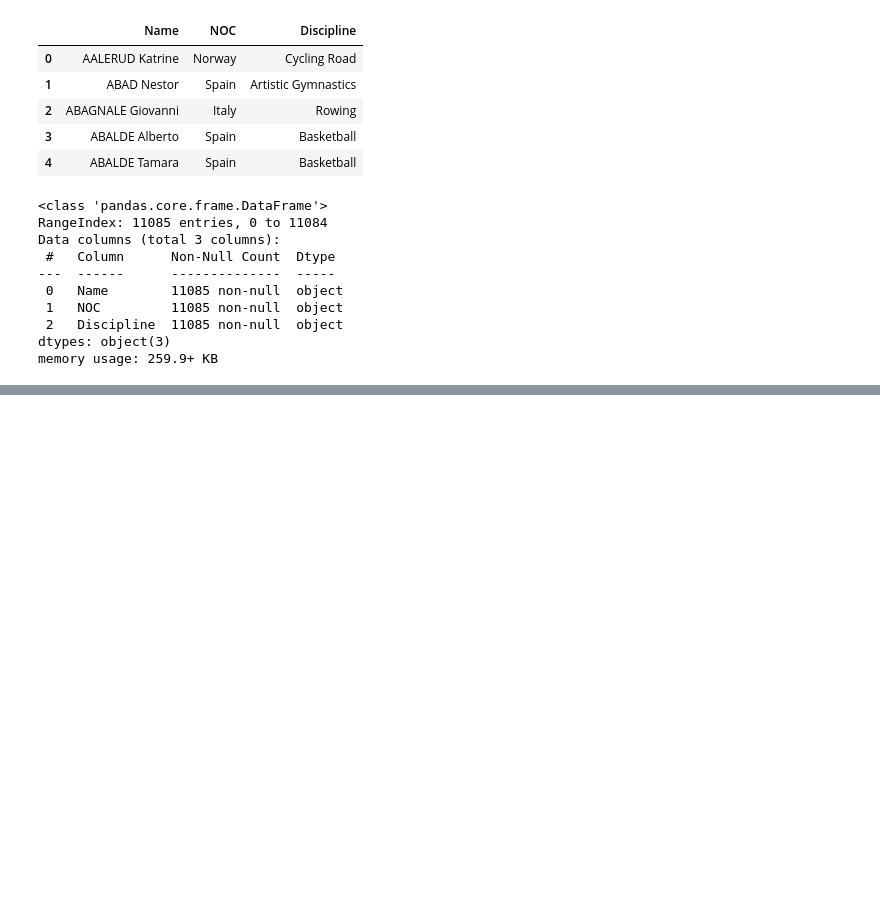
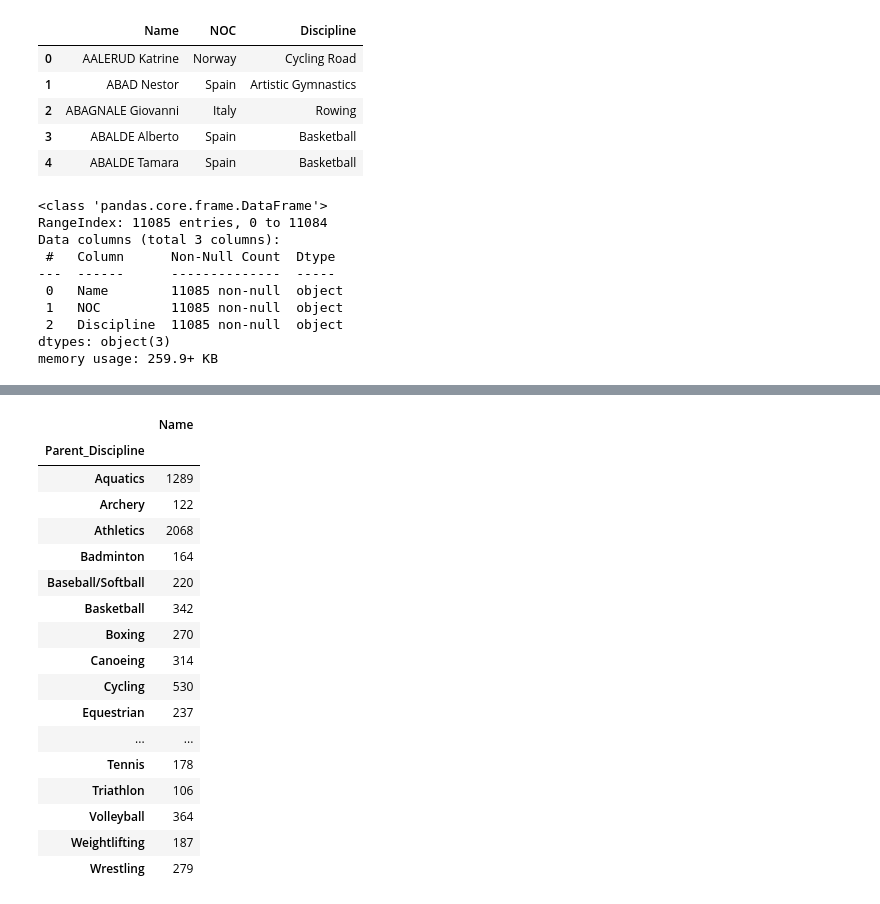
Before and after one commit to jennifer-biener/kaggle_datasets, a Jupyter notebook: 2021 Olympics in Tokyo/athletes.ipynb, the cells around one changed output, grey strips where cells are left out. Drawn from its saved outputs; the diff is of its cells as text; code cells hidden in the pictures; blank space fills up the shorter version.

```diff
--- a/2021 Olympics in Tokyo/athletes.ipynb
+++ b/2021 Olympics in Tokyo/athletes.ipynb
@@ -174,0 +195,22 @@ df.loc[:, ['Discipline', 'Name']].groupby('Discipline').count()
+# %%
+df_parent.loc[:, ['Parent_Discipline', 'Name']].groupby('Parent_Discipline').count()
+#these take into account *distinct* athlete
+# %% [output]
+|  | Name |
+| Parent_Discipline |  |
+| Aquatics | 1289 |
+| Archery | 122 |
+| Athletics | 2068 |
+| Badminton | 164 |
+| Baseball/Softball | 220 |
+| Basketball | 342 |
+| Boxing | 270 |
+| Canoeing | 314 |
+| Cycling | 530 |
+| Equestrian | 237 |
+| ... | ... |
+| Tennis | 178 |
+| Triathlon | 106 |
+| Volleyball | 364 |
+| Weightlifting | 187 |
+| Wrestling | 279 |
```
Also changed, not shown: parts of 21 cells of this notebook, 1 other file.
